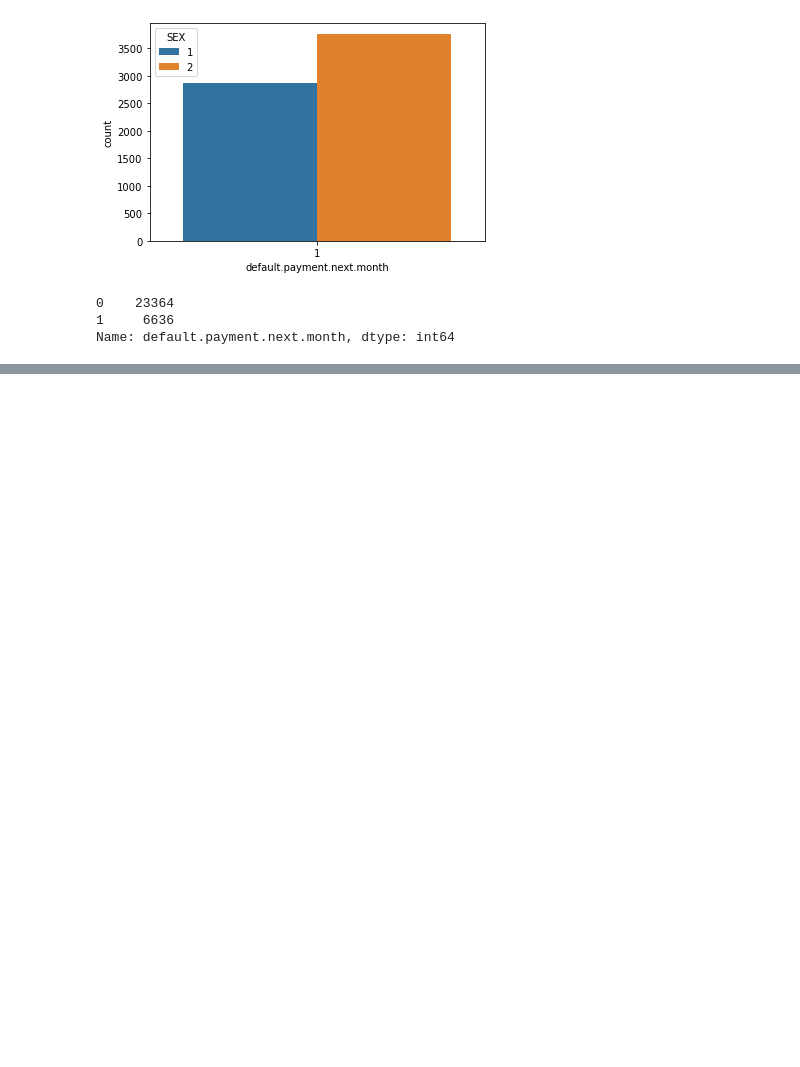
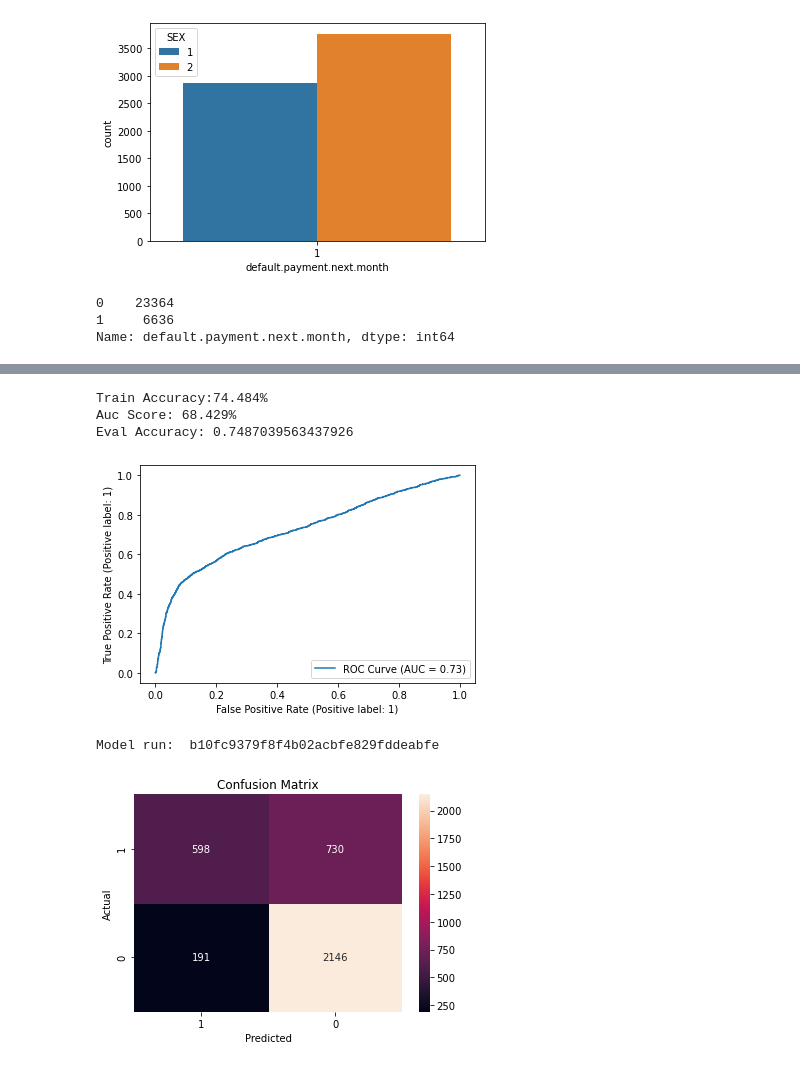
Before and after one commit to Syed-Azeemuddin/Credit_Card_Default_Prediction, a Jupyter notebook: cc_default.ipynb, the cells around one changed output, grey strips where cells are left out. Drawn from its saved outputs; the diff is of its cells as text; code cells hidden in the pictures; blank space fills up the shorter version.

Commit message:
added MLFlow

```diff
--- a/cc_default.ipynb
+++ b/cc_default.ipynb
@@ -131,0 +161,6 @@ dtype: int64
+# %%
+zeros = df[df.default == 0].sample(frac=0.5,random_state=1).reset_index(drop=True)
+ones = df[df.default == 1]
+
+print(f"zeros: {zeros.shape}")
+print(f"ones: {ones.shape}")
@@ -131,0 +176,18 @@ dtype: int64
+# %%
+zero_train, zero_test = train_test_split(zeros,test_size = 0.2, random_state=22)
+ones_train, ones_test = train_test_split(ones,test_size=0.2, random_state=22)
+
+zero_train, zero_val = train_test_split(zero_train,test_size=0.25, random_state=22)
+ones_train, ones_val = train_test_split(ones_train, test_size=0.25, random_state=22)
+# %%
+x_train = pd.concat((zero_train, ones_train))
+x_test = pd.concat((zero_test, ones_test))
+x_val = pd.concat((zero_val, ones_val))
+
+y_train = np.array(x_train['default'])
+y_test = np.array(x_test['default'])
+y_val = np.array(x_val['default'])
+
+x_train = x_train.drop('default', axis=1)
+x_test = x_test.drop('default', axis=1)
+x_val = x_val.drop('default', axis=1)
@@ -131,0 +210,8 @@ dtype: int64
+# %%
+scaler = StandardScaler()
+
+scaler.fit(pd.concat((zeros,ones)).drop('default',axis=1))
+
+x_train = scaler.transform(x_train)
+x_test = scaler.transform(x_test)
+x_val = scaler.transform(x_val)
@@ -131,0 +261,12 @@ dtype: int64
+# %%
+sk_model = LogisticRegression(random_state=None, max_iter=400, solver='newton-cg')
+
+mlflow.set_experiment("scikit_learn_experiment")
+
+with mlflow.start_run():
+    train(sk_model, x_train, y_train)
+    evaluate(sk_model, x_test, y_test)
+    mlflow.sklearn.log_model(sk_model, "log_reg_model")
+    print("Model run: ", mlflow.active_run().info.run_uuid)
+mlflow.end_run()
+# %% [output]
@@ -131,0 +274,6 @@ dtype: int64
+Train Accuracy:74.484%
+Auc Score: 68.429%
+Eval Accuracy: 0.7487039563437926
+[figure, added]
+Model run:  b10fc9379f8f4b02acbfe829fddeabfe
+[figure, added]
```
Also changed, not shown: parts of 19 cells of this notebook, 21 other files.
